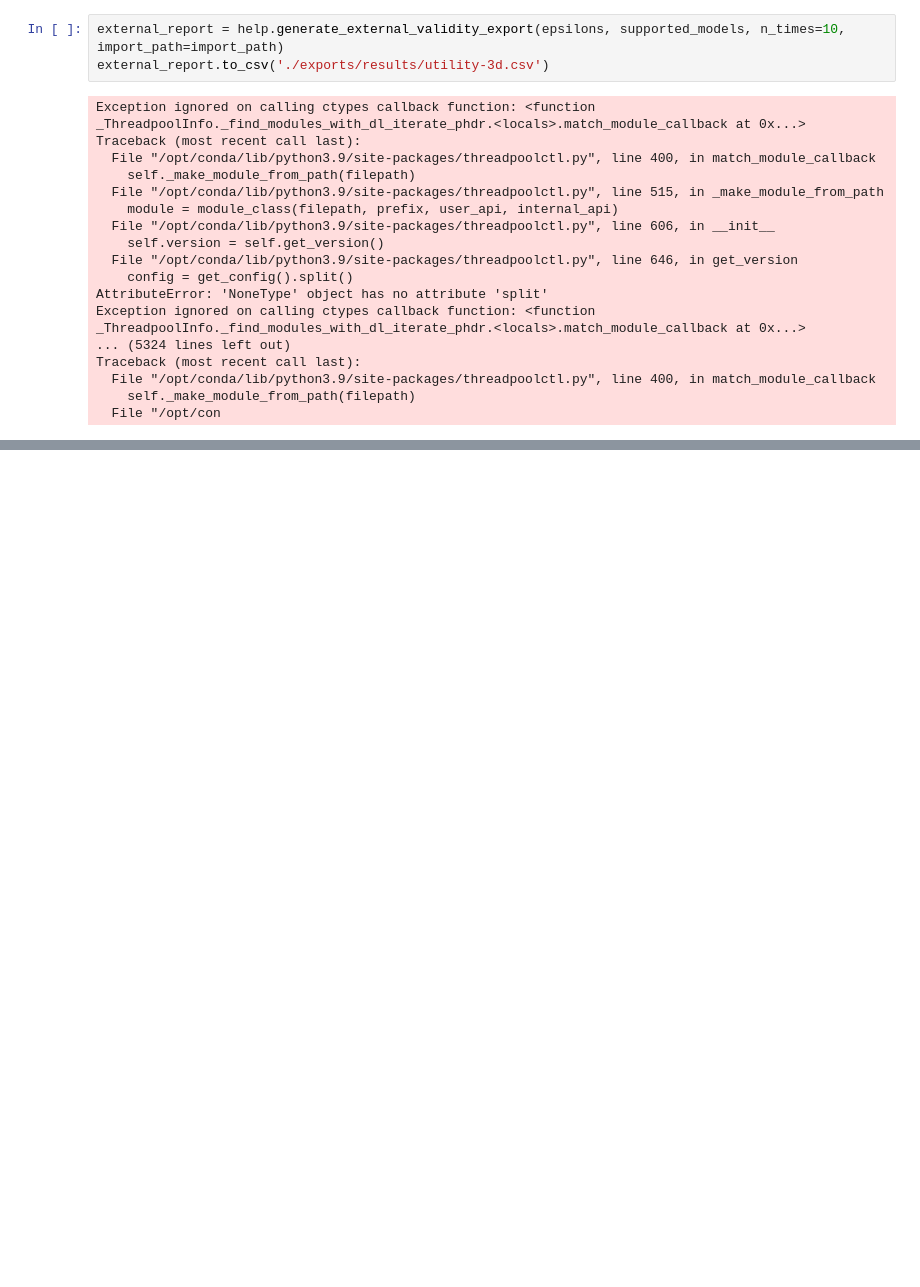
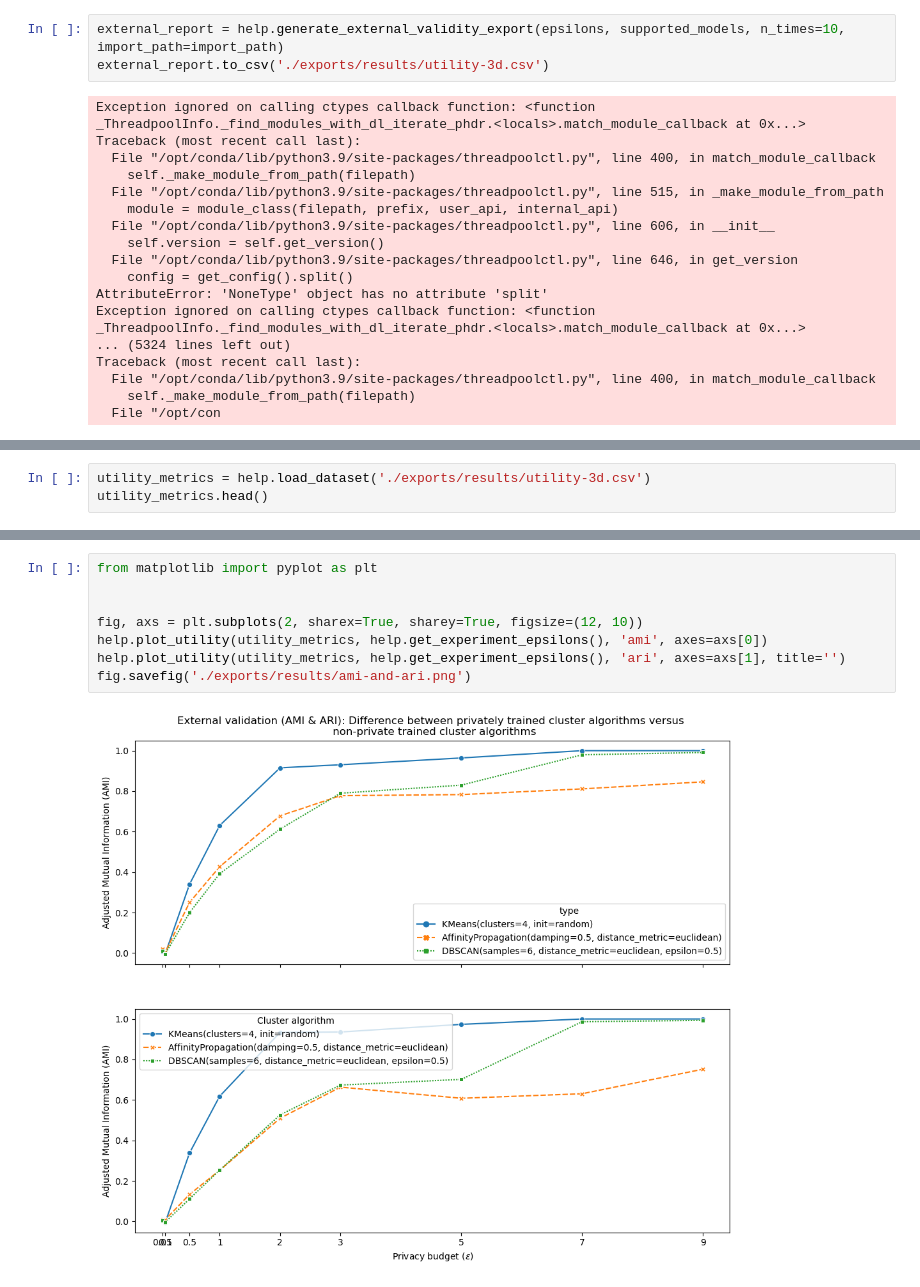
Before and after one commit to tjvanderende/privacy-preserved-clustering-with-nD-Laplace, a Jupyter notebook: RQ2/utility-experiments.ipynb, the cells around one changed output, grey strips where cells are left out. Saved outputs shown, nothing was run; the diff lists cells and outputs as text; blank space fills up the shorter version.

```diff
--- a/RQ2/utility-experiments.ipynb
+++ b/RQ2/utility-experiments.ipynb
@@ -51,0 +54,3 @@ Traceback (most recent call last):
+# %%
+utility_metrics = help.load_dataset('./exports/results/utility-3d.csv')
+utility_metrics.head()
@@ -51,0 +64,10 @@ Traceback (most recent call last):
+# %%
+from matplotlib import pyplot as plt
+
+
+fig, axs = plt.subplots(2, sharex=True, sharey=True, figsize=(12, 10))
+help.plot_utility(utility_metrics, help.get_experiment_epsilons(), 'ami', axes=axs[0])
+help.plot_utility(utility_metrics, help.get_experiment_epsilons(), 'ari', axes=axs[1], title='')
+fig.savefig('./exports/results/ami-and-ari.png')
+# %% [output]
+[figure, added]
```
Also changed, not shown: parts of 2 cells of this notebook.
